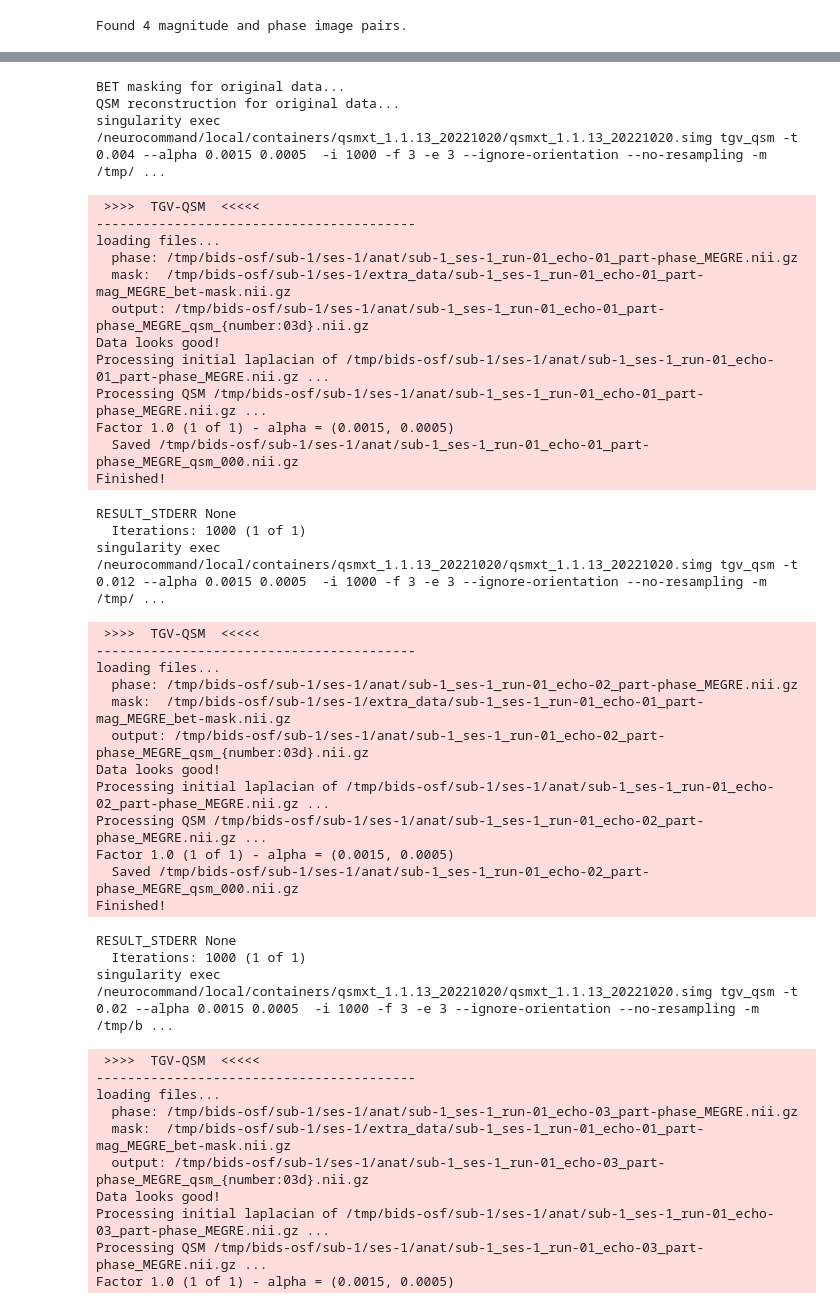
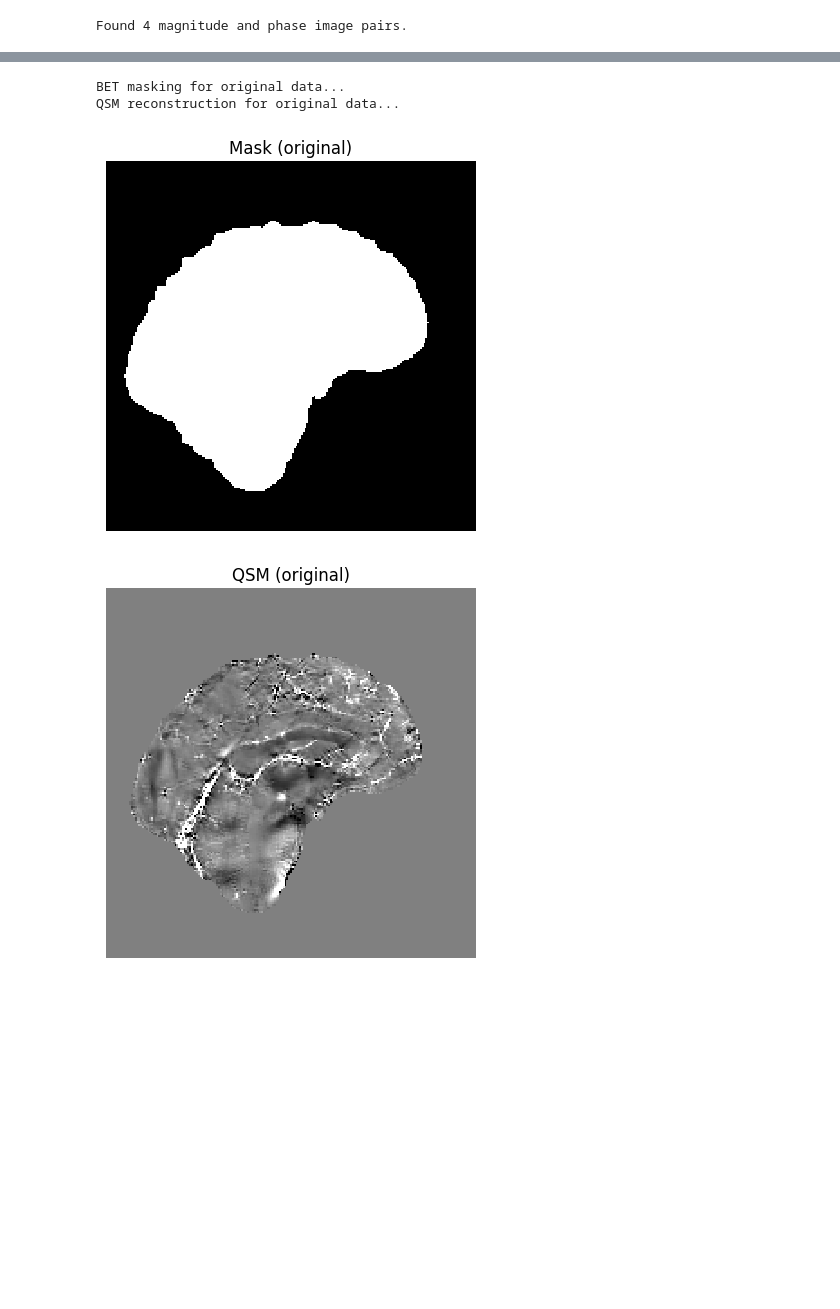
Before and after one commit to astewartau/2022-qsm-orientation-abstract, a Jupyter notebook: abstract-code.ipynb, the cells around one changed output, grey strips where cells are left out. Drawn from its saved outputs; the diff is of its cells as text; code cells hidden in the pictures; blank space fills up the shorter version.

```diff
--- a/abstract-code.ipynb
+++ b/abstract-code.ipynb
@@ -57,52 +68,15 @@ Resampling rotated data to axial...
 # %%
 print("BET masking for original data...")
 mask_file = fn.bet_masking(mag_files[0], bet_fractional_intensity, extra_data_path)
 print("QSM reconstruction for original data...")
 qsm_average_file = fn.tgv_qsm_me(mask_file, pha_files, echo_times, magnetic_field_strength, tgvqsm_erosions, extra_data_path)
+fn.display_nii(mask_file, title='Mask (original)', cmap='gray', interpolation='nearest')
+fn.display_nii(qsm_average_file, title='QSM (original)', cmap='gray', vmin=-0.05, vmax=+0.05, interpolation='nearest')
 # %% [output]
 BET masking for original data...
 QSM reconstruction for original data...
-singularity exec /neurocommand/local/containers/qsmxt_1.1.13_20221020/qsmxt_1.1.13_20221020.simg tgv_qsm -t 0.004 --alpha 0.0015 0.0005  -i 1000 -f 3 -e 3 --ignore-orientation --no-resampling -m /tmp/ ...
- >>>>  TGV-QSM  <<<<<
------------------------------------------
-loading files...
-  phase: /tmp/bids-osf/sub-1/ses-1/anat/sub-1_ses-1_run-01_echo-01_part-phase_MEGRE.nii.gz
-  mask:  /tmp/bids-osf/sub-1/ses-1/extra_data/sub-1_ses-1_run-01_echo-01_part-mag_MEGRE_bet-mask.nii.gz
-  output: /tmp/bids-osf/sub-1/ses-1/anat/sub-1_ses-1_run-01_echo-01_part-phase_MEGRE_qsm_{number:03d}.nii.gz
-Data looks good!
-Processing initial laplacian of /tmp/bids-osf/sub-1/ses-1/anat/sub-1_ses-1_run-01_echo-01_part-phase_MEGRE.nii.gz ...
-Processing QSM /tmp/bids-osf/sub-1/ses-1/anat/sub-1_ses-1_run-01_echo-01_part-phase_MEGRE.nii.gz ...
-Factor 1.0 (1 of 1) - alpha = (0.0015, 0.0005)
-  Saved /tmp/bids-osf/sub-1/ses-1/anat/sub-1_ses-1_run-01_echo-01_part-phase_MEGRE_qsm_000.nii.gz
-Finished!
-RESULT_STDERR None
-  Iterations: 1000 (1 of 1)
-singularity exec /neurocommand/local/containers/qsmxt_1.1.13_20221020/qsmxt_1.1.13_20221020.simg tgv_qsm -t 0.012 --alpha 0.0015 0.0005  -i 1000 -f 3 -e 3 --ignore-orientation --no-resampling -m /tmp/ ...
- >>>>  TGV-QSM  <<<<<
------------------------------------------
-loading files...
-  phase: /tmp/bids-osf/sub-1/ses-1/anat/sub-1_ses-1_run-01_echo-02_part-phase_MEGRE.nii.gz
-  mask:  /tmp/bids-osf/sub-1/ses-1/extra_data/sub-1_ses-1_run-01_echo-01_part-mag_MEGRE_bet-mask.nii.gz
-  output: /tmp/bids-osf/sub-1/ses-1/anat/sub-1_ses-1_run-01_echo-02_part-phase_MEGRE_qsm_{number:03d}.nii.gz
-Data looks good!
-Processing initial laplacian of /tmp/bids-osf/sub-1/ses-1/anat/sub-1_ses-1_run-01_echo-02_part-phase_MEGRE.nii.gz ...
-Processing QSM /tmp/bids-osf/sub-1/ses-1/anat/sub-1_ses-1_run-01_echo-02_part-phase_MEGRE.nii.gz ...
-Factor 1.0 (1 of 1) - alpha = (0.0015, 0.0005)
-  Saved /tmp/bids-osf/sub-1/ses-1/anat/sub-1_ses-1_run-01_echo-02_part-phase_MEGRE_qsm_000.nii.gz
-Finished!
-RESULT_STDERR None
-  Iterations: 1000 (1 of 1)
-singularity exec /neurocommand/local/containers/qsmxt_1.1.13_20221020/qsmxt_1.1.13_20221020.simg tgv_qsm -t 0.02 --alpha 0.0015 0.0005  -i 1000 -f 3 -e 3 --ignore-orientation --no-resampling -m /tmp/b ...
- >>>>  TGV-QSM  <<<<<
------------------------------------------
-loading files...
-  phase: /tmp/bids-osf/sub-1/ses-1/anat/sub-1_ses-1_run-01_echo-03_part-phase_MEGRE.nii.gz
-  mask:  /tmp/bids-osf/sub-1/ses-1/extra_data/sub-1_ses-1_run-01_echo-01_part-mag_MEGRE_bet-mask.nii.gz
-  output: /tmp/bids-osf/sub-1/ses-1/anat/sub-1_ses-1_run-01_echo-03_part-phase_MEGRE_qsm_{number:03d}.nii.gz
-Data looks good!
-Processing initial laplacian of /tmp/bids-osf/sub-1/ses-1/anat/sub-1_ses-1_run-01_echo-03_part-phase_MEGRE.nii.gz ...
-Processing QSM /tmp/bids-osf/sub-1/ses-1/anat/sub-1_ses-1_run-01_echo-03_part-phase_MEGRE.nii.gz ...
-Factor 1.0 (1 of 1) - alpha = (0.0015, 0.0005)
+[figure, added]
+[figure, added]
 # %%
 
 result_files = { }
```
Also changed, not shown: parts of 4 cells of this notebook, 1 other file.
